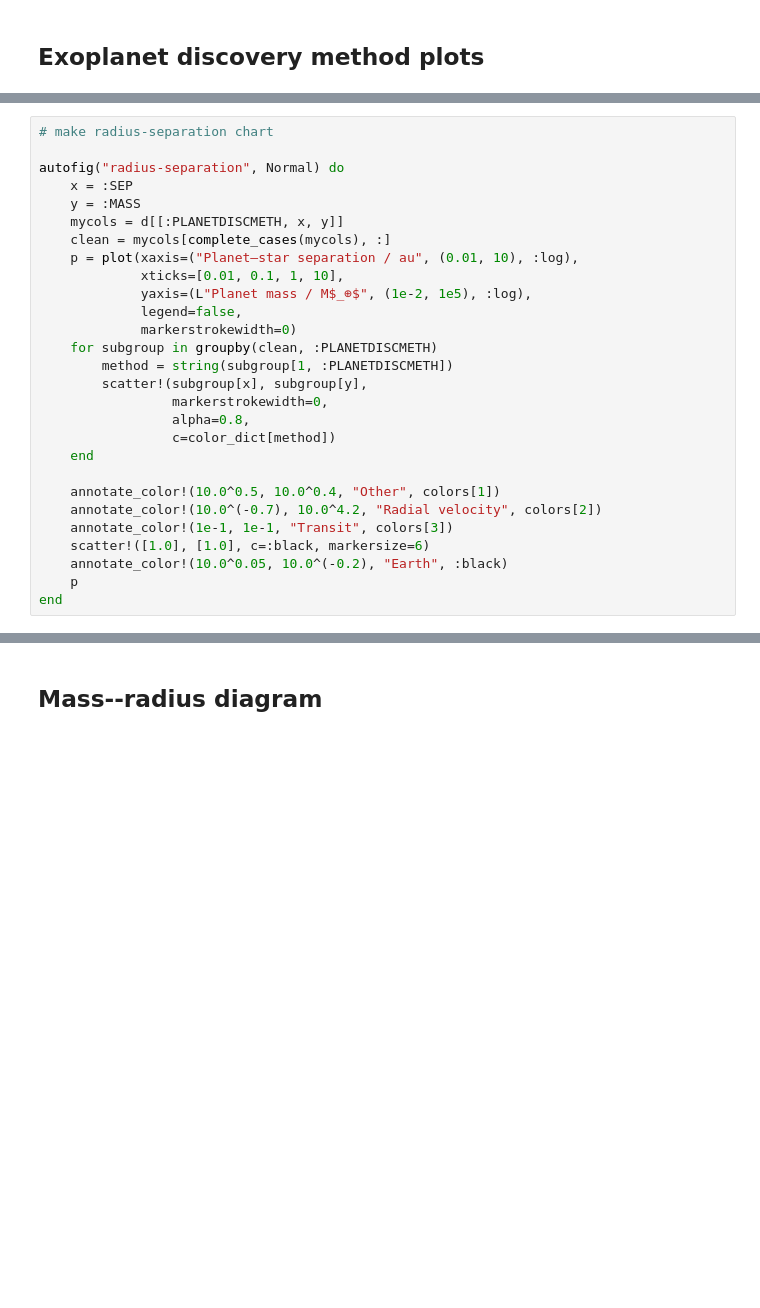
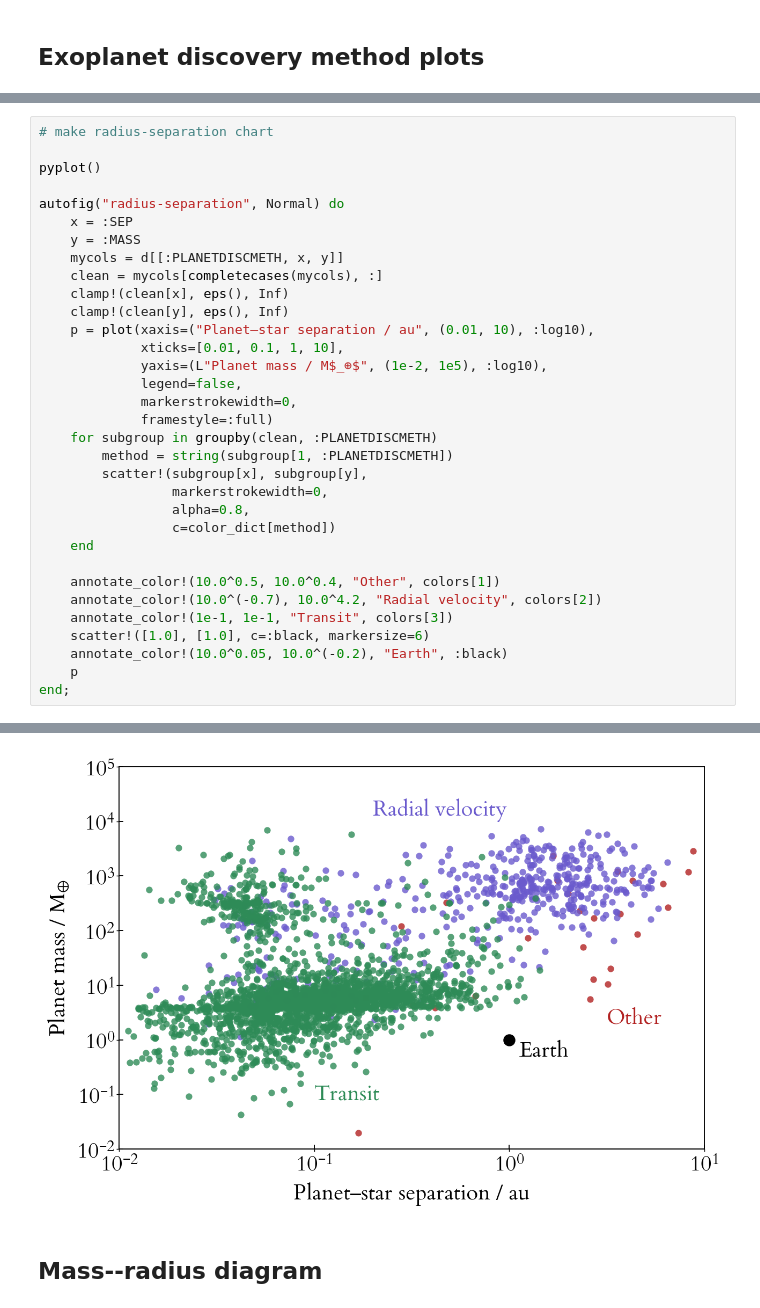
Before and after one commit to swt30/thesis, a Jupyter notebook: chapters/01-introduction/01-introduction-plots.ipynb, the cells around one changed output, grey strips where cells are left out. Drawn from its saved outputs; the diff is of its cells as text; blank space fills up the shorter version.

```diff
--- a/chapters/01-introduction/01-introduction-plots.ipynb
+++ b/chapters/01-introduction/01-introduction-plots.ipynb
@@ -80,16 +85,21 @@ end
 # %%
 # make radius-separation chart
+
+pyplot()
 
 autofig("radius-separation", Normal) do
     x = :SEP
     y = :MASS
     mycols = d[[:PLANETDISCMETH, x, y]]
-    clean = mycols[complete_cases(mycols), :]
-    p = plot(xaxis=("Planet–star separation / au", (0.01, 10), :log),
+    clean = mycols[completecases(mycols), :]
+    clamp!(clean[x], eps(), Inf)
+    clamp!(clean[y], eps(), Inf)
+    p = plot(xaxis=("Planet–star separation / au", (0.01, 10), :log10),
              xticks=[0.01, 0.1, 1, 10],
-             yaxis=(L"Planet mass / M$_⊕$", (1e-2, 1e5), :log),
+             yaxis=(L"Planet mass / M$_⊕$", (1e-2, 1e5), :log10),
              legend=false,
-             markerstrokewidth=0)
+             markerstrokewidth=0,
+             framestyle=:full)
     for subgroup in groupby(clean, :PLANETDISCMETH)
         method = string(subgroup[1, :PLANETDISCMETH])
         scatter!(subgroup[x], subgroup[y],
@@ -104,5 +114,5 @@ autofig("radius-separation", Normal) do
     scatter!([1.0], [1.0], c=:black, markersize=6)
     annotate_color!(10.0^0.05, 10.0^(-0.2), "Earth", :black)
     p
-end
+end;
 # %% [output]
@@ -110,3 +119,4 @@ end
+[figure, added]
 # %% [markdown]
 ## Mass--radius diagram
 # %%
```
Also changed, not shown: parts of 7 cells of this notebook, 1 other file.
